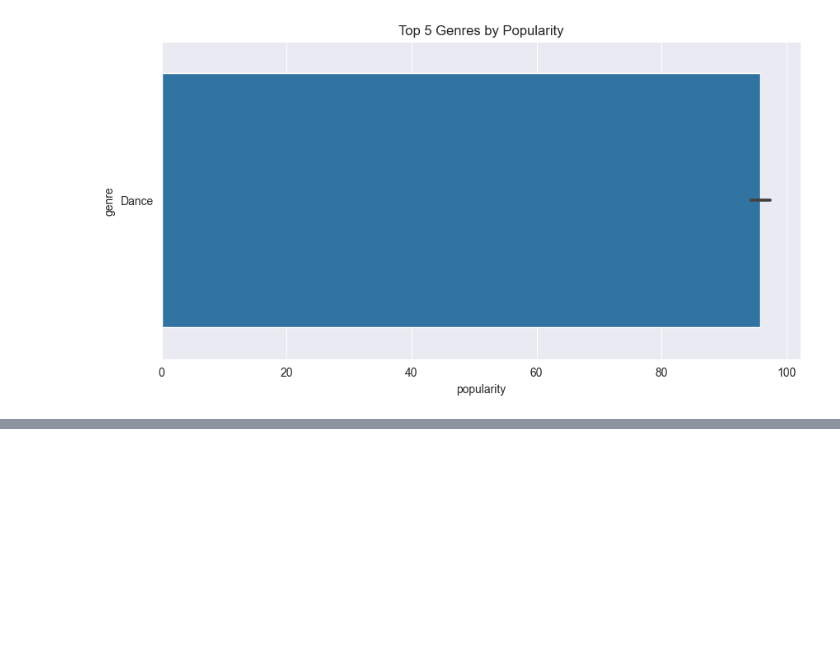
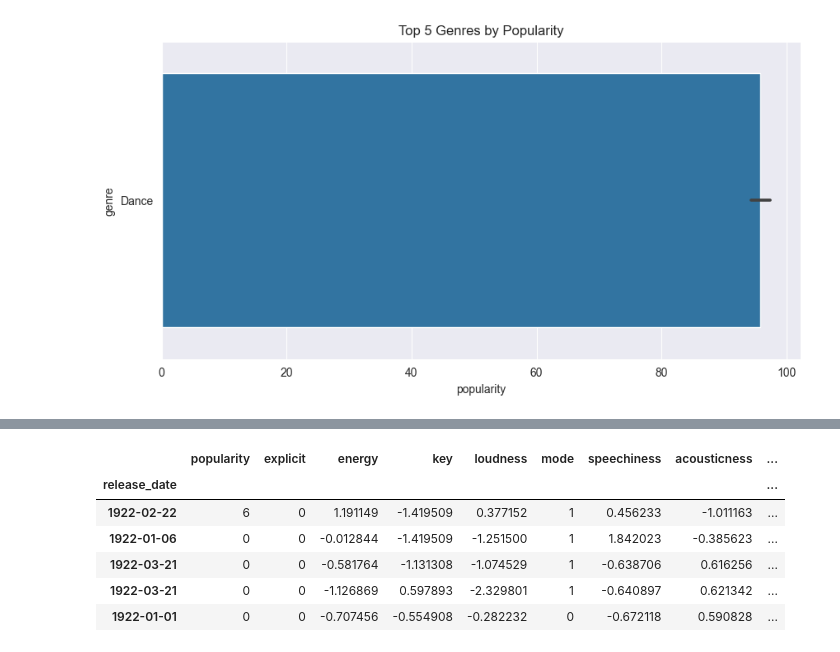
Before and after one commit to Boudhik-Shaj/data-science-project, a Jupyter notebook: Spotify_Data_Analysis Project(1).ipynb, the cells around one changed output, grey strips where cells are left out. Drawn from its saved outputs; the diff is of its cells as text; code cells hidden in the pictures; blank space fills up the shorter version.

```diff
--- a/Spotify_Data_Analysis Project(1).ipynb
+++ b/Spotify_Data_Analysis Project(1).ipynb
@@ -279,11 +283,21 @@ tracks.head()
 | 1922-03-21 | El Prisionero - Remasterizado | 0 | 0 | ['Ignacio Corsini'] | 0.321 | 0.0946 | 7 | -27.961 | 1 | ... |
 | 1922-01-01 | Lady of the Evening | 0 | 0 | ['Dick Haymes'] | 0.402 | 0.1580 | 3 | -16.900 | 0 | ... |
 # %%
-X = tracks.drop(['danceability','name','artists','dates'],axis=1)
+X = tracks.drop(['danceability','name','artists','dates','duration'],axis=1)
 Y = tracks['danceability']
 # %%
-cols=['danceability','energy','key','loudness','speechiness','acousticness','instrumentalness','liveness','valence','tempo','time_signature']
+cols=['energy','key','loudness','speechiness','acousticness','instrumentalness','liveness','valence','tempo','time_signature']
 # %%
 from sklearn.preprocessing import StandardScaler
 st = StandardScaler()
 X[cols]=st.fit_transform(X[cols])
+# %%
+X.head()
+# %% [output]
+|  | popularity | explicit | energy | key | loudness | mode | speechiness | acousticness | ... |
+| release_date |  |  |  |  |  |  |  |  | ... |
+| 1922-02-22 | 6 | 0 | 1.191149 | -1.419509 | 0.377152 | 1 | 0.456233 | -1.011163 | ... |
+| 1922-01-06 | 0 | 0 | -0.012844 | -1.419509 | -1.251500 | 1 | 1.842023 | -0.385623 | ... |
+| 1922-03-21 | 0 | 0 | -0.581764 | -1.131308 | -1.074529 | 1 | -0.638706 | 0.616256 | ... |
+| 1922-03-21 | 0 | 0 | -1.126869 | 0.597893 | -2.329801 | 1 | -0.640897 | 0.621342 | ... |
+| 1922-01-01 | 0 | 0 | -0.707456 | -0.554908 | -0.282232 | 0 | -0.672118 | 0.590828 | ... |
```
Also changed, not shown: parts of 5 cells of this notebook.
